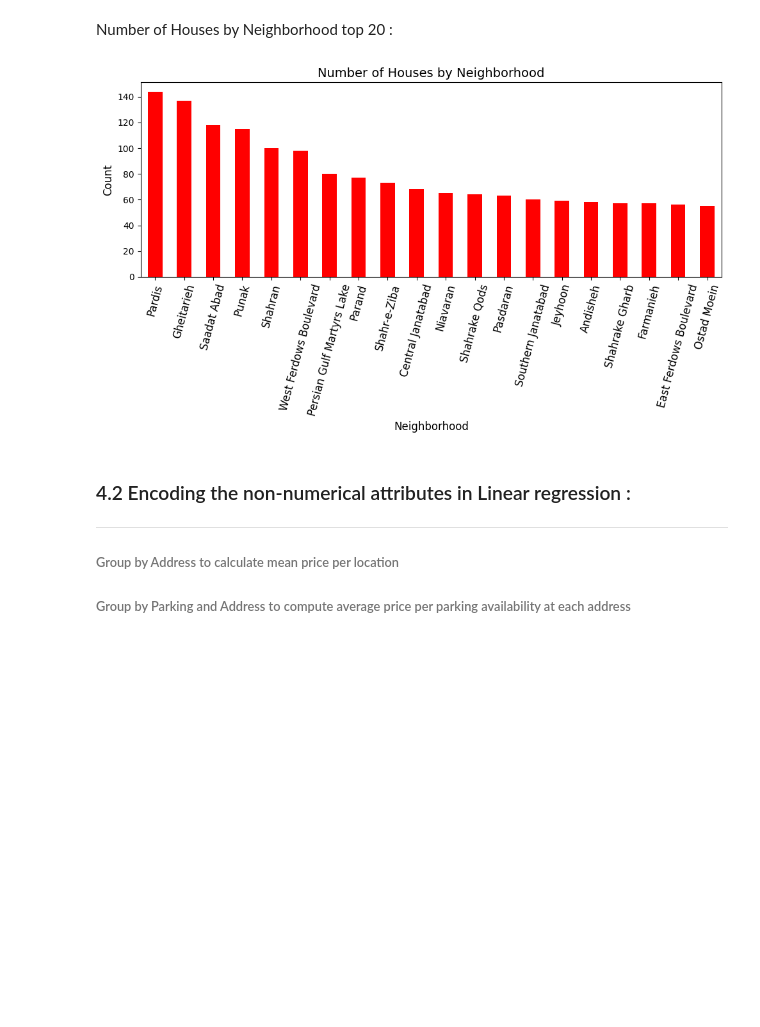
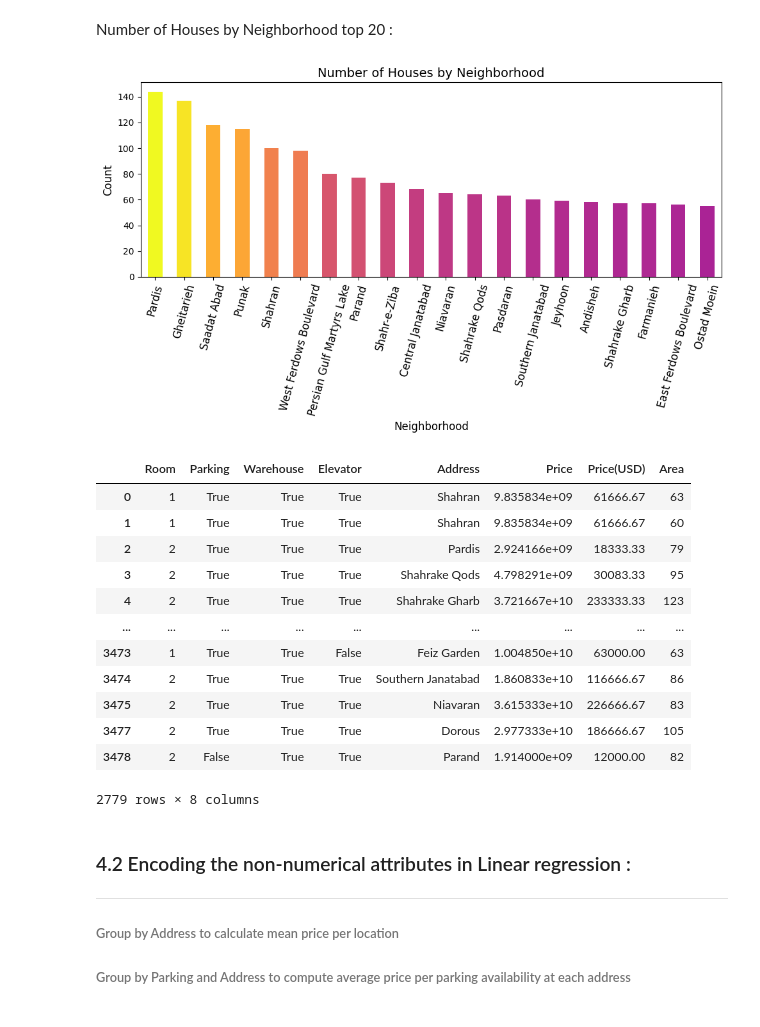
Before and after one commit to Mahan-Pourkami/Tehran_House_Price, a Jupyter notebook: Notebooks/main.ipynb, the cells around one changed output. Cells and saved outputs as stored; diff of their text form; code cells hidden in the pictures; blank space fills up the shorter version.

```diff
--- a/Notebooks/main.ipynb
+++ b/Notebooks/main.ipynb
@@ -23,0 +27,2 @@ df.drop("Area_num", axis=1, inplace=True)
+# %%
+df['Price'] = df['Price(USD)']* int(get_usd_price())
@@ -47,15 +69,32 @@ Number of Houses by Neighborhood top 20 :
 # %%
 counts = df['Address'].value_counts()
 plt.figure(figsize=(10, 6))
-counts[:20].plot(kind='bar' , color='red')
+norm = plt.Normalize(min(counts), max(counts))
+cmap = plt.cm.plasma
+colors = cmap(norm(counts))
+counts[:20].plot(kind='bar' , color=colors)
 plt.title('Number of Houses by Neighborhood', fontsize=14)
 plt.xlabel('Neighborhood', fontsize=12)
 plt.ylabel('Count', fontsize=12)
 plt.xticks(rotation=75,fontsize=12)
 plt.tight_layout()
 plt.show()
+df
 # %% [output]
-[figure, old version]
+[figure, new version]
+|  | Room | Parking | Warehouse | Elevator | Address | Price | Price(USD) | Area |
+| 0 | 1 | True | True | True | Shahran | 9.835834e+09 | 61666.67 | 63 |
+| 1 | 1 | True | True | True | Shahran | 9.835834e+09 | 61666.67 | 60 |
+| 2 | 2 | True | True | True | Pardis | 2.924166e+09 | 18333.33 | 79 |
+| 3 | 2 | True | True | True | Shahrake Qods | 4.798291e+09 | 30083.33 | 95 |
+| 4 | 2 | True | True | True | Shahrake Gharb | 3.721667e+10 | 233333.33 | 123 |
+| ... | ... | ... | ... | ... | ... | ... | ... | ... |
+| 3473 | 1 | True | True | False | Feiz Garden | 1.004850e+10 | 63000.00 | 63 |
+| 3474 | 2 | True | True | True | Southern Janatabad | 1.860833e+10 | 116666.67 | 86 |
+| 3475 | 2 | True | True | True | Niavaran | 3.615333e+10 | 226666.67 | 83 |
+| 3477 | 2 | True | True | True | Dorous | 2.977333e+10 | 186666.67 | 105 |
+| 3478 | 2 | False | True | True | Parand | 1.914000e+09 | 12000.00 | 82 |
+2779 rows × 8 columns
 # %% [markdown]
 ### 4.2 Encoding the non-numerical attributes in Linear regression :
 -------------------------------------------------------------------------------------------------------------------------------------
```
Also changed, not shown: parts of 9 cells of this notebook, 2 other files.
